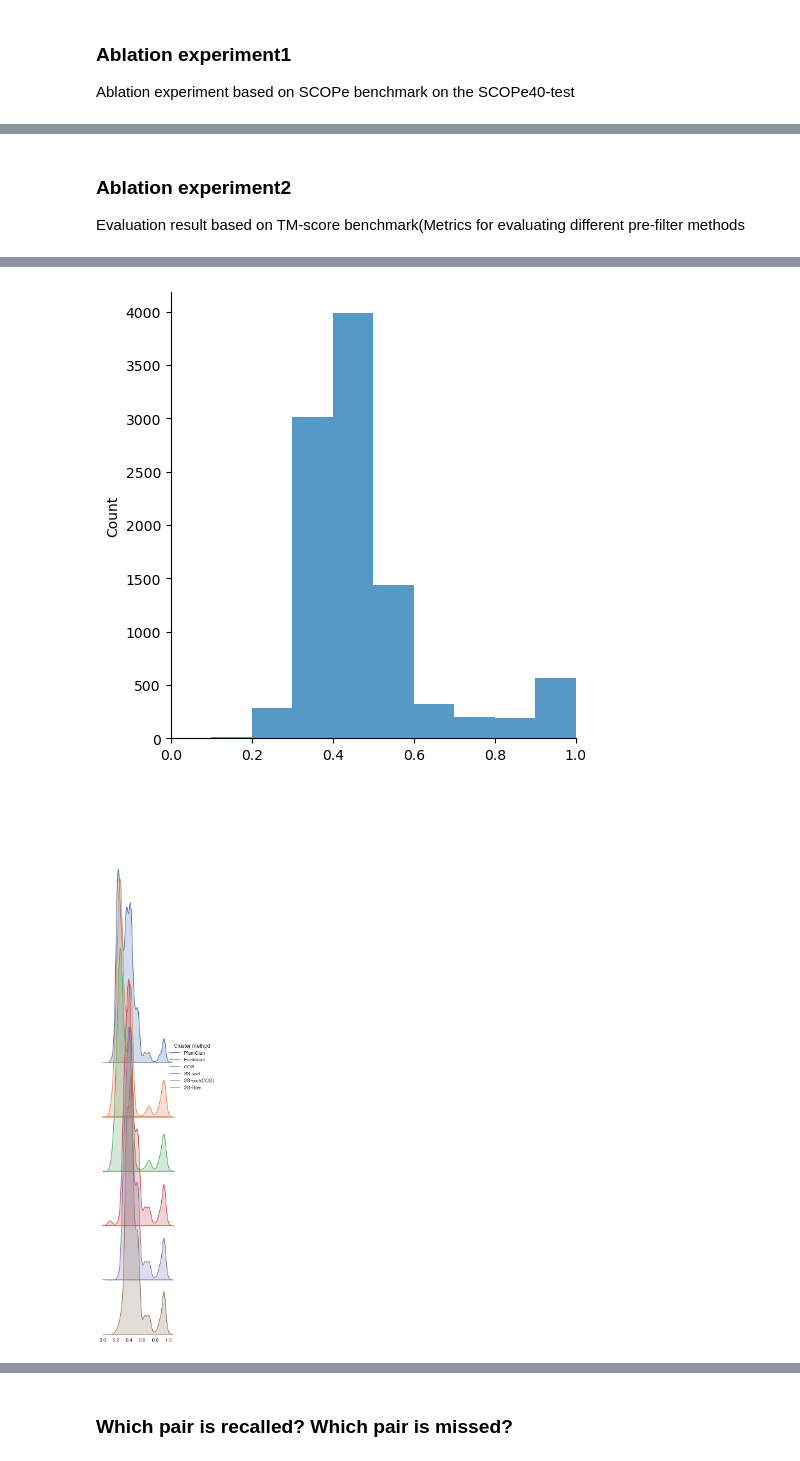
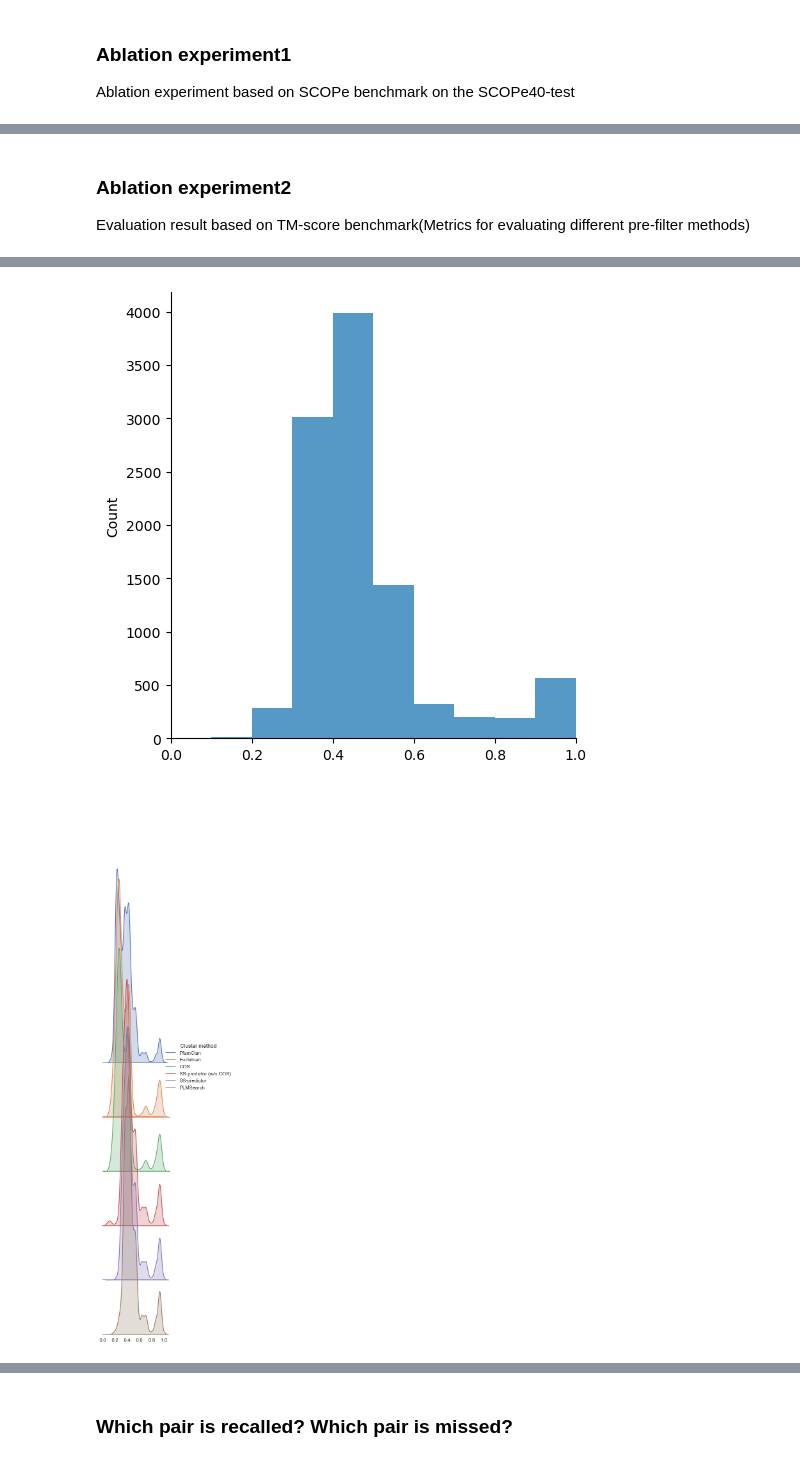
Before and after one commit to maovshao/PLMSearch, a Jupyter notebook: main.ipynb, the cells around one changed output, grey strips where cells are left out. Drawn from its saved outputs; the diff is of its cells as text; code cells hidden in the pictures.

```diff
--- a/main.ipynb
+++ b/main.ipynb
@@ -241,65 +241,65 @@ scop_roc(alnresult_dir, methods_filename_list, roc_plot_name, methods_name_list)
 # %% [markdown]
 ### Ablation experiment2
-Evaluation result based on TM-score benchmark(Metrics for evaluating different pre-filter methods
+Evaluation result based on TM-score benchmark(Metrics for evaluating different pre-filter methods)
 # %%
 """
 Created on 2021/12/28
 @author liuwei
 """
 import sys
-sys.path.append("./ss_filter/")
-from ss_filter.ss_filter_util.statistics_util import get_input_output, ss_mat_statistics, get_miss_wrong_statistics, venn_graph3
+sys.path.append("./plmsearch/")
+from plmsearch.plmsearch_util.statistics_util import get_input_output, ss_mat_statistics, get_miss_wrong_statistics, venn_graph3
 
 # Ablation2, Evaluation result based on TM-score benchmark(Metrics for evaluating different pre-filter methods)
-todo_dir_list = ["./ss_filter_data/swissprot_to_swissprot/prefilter_result/"]
-ss_mat_path = "./ss_filter_data/swissprot_to_swissprot/ss_mat.npy"
-query_protein_list_path = "./ss_filter_data/swissprot_to_swissprot/query_protein_list.txt"
-target_protein_list_path = "./ss_filter_data/swissprot_to_swissprot/target_protein_list.txt"
+todo_dir_list = ["./plmsearch_data/swissprot_to_swissprot/prefilter_result/"]
+ss_mat_path = "./plmsearch_data/swissprot_to_swissprot/ss_mat.npy"
+query_protein_list_path = "./plmsearch_data/swissprot_to_swissprot/query_protein_list.txt"
+target_protein_list_path = "./plmsearch_data/swissprot_to_swissprot/target_protein_list.txt"
 todo_name_list = [
     'pfamclan',
     'mse',
     'cos',
-    'ss_sort',
-    'ss_sort_cos',
-    'ss_filter'
+    'ss_predictor_without_cos',
+    'ss_predictor',
+    'plmsearch'
     ]
 todo_file_list, todo_fig_list = get_input_output(todo_dir_list, todo_name_list)
-method_list = ['PfamClan', 'Euclidean', 'COS', 'SS-sort', 'SS-sort(COS)', 'SS-filter']
+method_list = ['PfamClan', 'Euclidean', 'COS', 'SS-predictor (w/o COS)', 'SS-predictor', 'PLMSearch']
 top_list = ['all', 10000, 10000, 10000, 10000, 10000]
 ss_mat_statistics(ss_mat_path, query_protein_list_path, target_protein_list_path, todo_file_list, todo_fig_list, "./scientist_figures/swissprot_to_swissprot/ablation/distribution.png", method_list, top_list)
 
 # Miss fault statistics(ablation)
-todo_dir_list = ["./ss_filter_data/swissprot_to_swissprot/prefilter_result/"]
-ss_mat_path = "./ss_filter_data/swissprot_to_swissprot/ss_mat.npy"
-query_protein_list_path = "./ss_filter_data/swissprot_to_swissprot/query_protein_list.txt"
-target_protein_list_path = "./ss_filter_data/swissprot_to_swissprot/target_protein_list.txt"
+todo_dir_list = ["./plmsearch_data/swissprot_to_swissprot/prefilter_result/"]
+ss_mat_path = "./plmsearch_data/swissprot_to_swissprot/ss_mat.npy"
+query_protein_list_path = "./plmsearch_data/swissprot_to_swissprot/query_protein_list.txt"
+target_protein_list_path = "./plmsearch_data/swissprot_to_swissprot/target_protein_list.txt"
 result_path = './scientist_figures/swissprot_to_swissprot/ablation/'
 todo_name_list = [
     'pfamclan',
-    'ss_sort',
-    'ss_filter'
+    'ss_predictor_without_cos',
+    'plmsearch'
     ]
 todo_file_list, todo_fig_list = get_input_output(todo_dir_list, todo_name_list)
 top_list = ['all', 10000, 10000]
 get_miss_wrong_statistics(ss_mat_path, query_protein_list_path, target_protein_list_path, todo_file_list, top_list, result_path)
 
 # Venn_graph3(ablation)
 pfamclan_missed_filename = './scientist_figures/swissprot_to_swissprot/ablation/miss_pfamclan.txt'
-ss_sort_missed_filename = './scientist_figures/swissprot_to_swissprot/ablation/miss_ss_sort.txt'
-ss_filter_missed_filename = './scientist_figures/swissprot_to_swissprot/ablation/miss_ss_filter.txt'
+ss_predictor_without_cos_missed_filename = './scientist_figures/swissprot_to_swissprot/ablation/miss_ss_predictor_without_cos.txt'
+plmsearch_missed_filename = './scientist_figures/swissprot_to_swissprot/ablation/miss_plmsearch.txt'
 venn_graph_name = './scientist_figures/swissprot_to_swissprot/ablation/venn_graph_miss.png'
-venn_graph3([pfamclan_missed_filename, ss_sort_missed_filename, ss_filter_missed_filename], ('PfamClan->SS-filter', 'SS-sort', ''), venn_graph_name)
+venn_graph3([pfamclan_missed_filename, ss_predictor_without_cos_missed_filename, plmsearch_missed_filename], ('PfamClan->PLMSearch', 'SS-predictor', ''), venn_graph_name)
 
 pfamclan_wrong_filename = './scientist_figures/swissprot_to_swissprot/ablation/wrong_pfamclan.txt'
-ss_sort_wrong_filename = './scientist_figures/swissprot_to_swissprot/ablation/wrong_ss_sort.txt'
-ss_filter_wrong_filename = './scientist_figures/swissprot_to_swissprot/ablation/wrong_ss_filter.txt'
+ss_predictor_without_cos_wrong_filename = './scientist_figures/swissprot_to_swissprot/ablation/wrong_ss_predictor_without_cos.txt'
+plmsearch_wrong_filename = './scientist_figures/swissprot_to_swissprot/ablation/wrong_plmsearch.txt'
 venn_graph_name = './scientist_figures/swissprot_to_swissprot/ablation/venn_graph_wrong.png'
-venn_graph3([pfamclan_wrong_filename, ss_sort_wrong_filename, ss_filter_wrong_filename], ('PfamClan', 'SS-sort', 'SS-filter'), venn_graph_name)
+venn_graph3([pfamclan_wrong_filename, ss_predictor_without_cos_wrong_filename, plmsearch_wrong_filename], ('PfamClan', 'SS-predictor', 'PLMSearch'), venn_graph_name)
 # %% [output]
 [figure]
 [figure]
 [figure]
 [figure]
 [figure]
 [figure]
-[figure, old version]
+[figure, new version]
```
Also changed, not shown: parts of 12 cells of this notebook, 54 other files.
